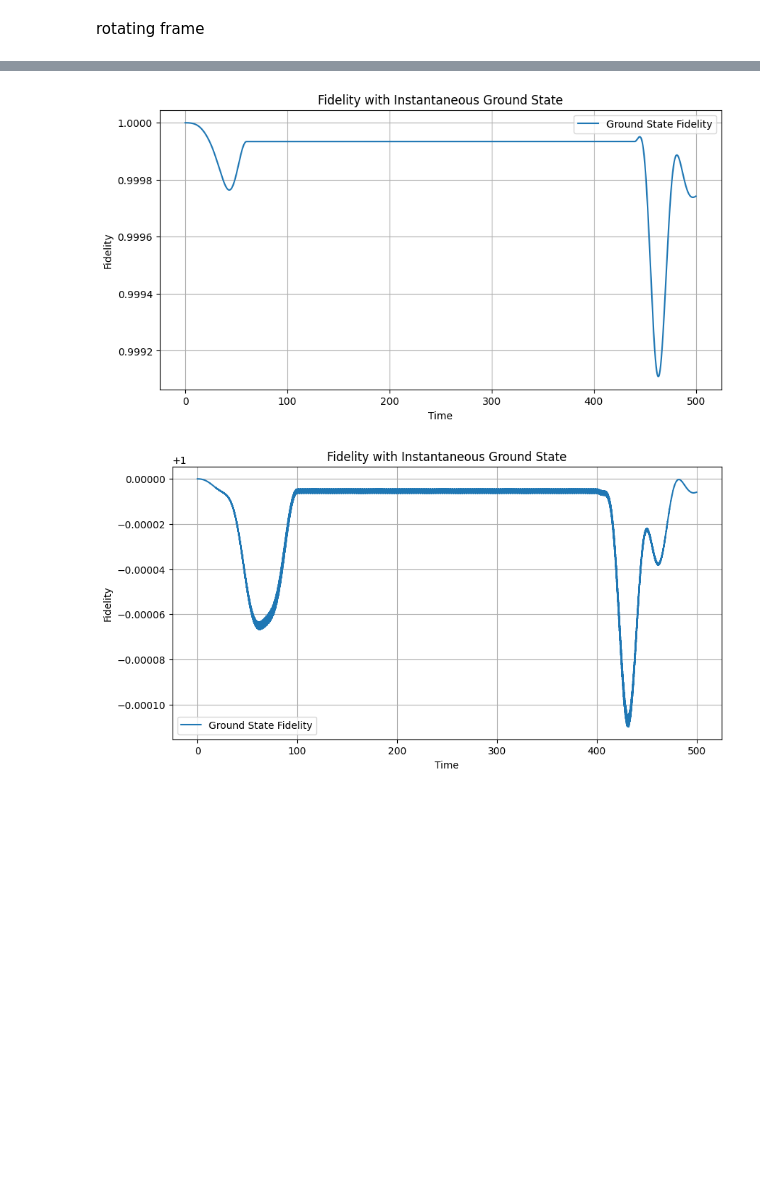
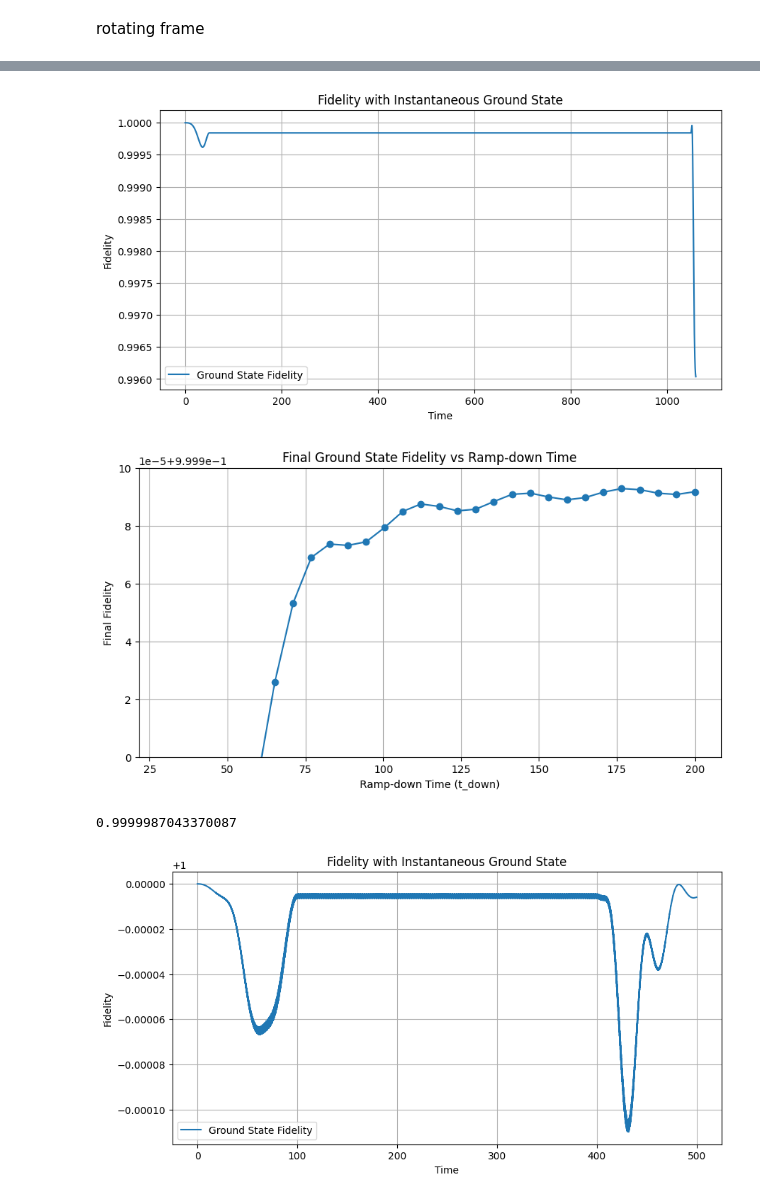
Before and after one commit to yunweilu/SNAIL, a Jupyter notebook: transmon/dynamics_qubit.ipynb, the cells around one changed output, grey strips where cells are left out. Drawn from its saved outputs; the diff is of its cells as text; code cells hidden in the pictures; blank space fills up the shorter version.

```diff
--- a/transmon/dynamics_qubit.ipynb
+++ b/transmon/dynamics_qubit.ipynb
@@ -81,7 +116,6 @@ plt.show()
 # %%
 T = (2*np.pi)/omega
 args = {'w': omega,'w1':omega1}
-tlist = np.linspace(0, 500, 10000)  # Cover ten periods
 psi0 = qt.basis(2, 0)
 H0 = (omega-omega1)/2*qt.sigmaz()
 Hc = qt.sigmax()
@@ -114,7 +148,52 @@ plt.legend()
 plt.grid(True)
 plt.show()
 # %% [output]
-[figure, old version]
+[figure, new version]
+# %%
+t_rise = 100
+t_flat = 1000
+amplitude = 5e-3*2*np.pi
+T = (2*np.pi)/omega
+
+# Define range of t_down values to test
+t_down_values = np.linspace(30, 200, 30)  # Try 20 different t_down values
+final_fidelities = []  # Store the final fidelity for each t_down
+
+for t_down in t_down_values:
+    # Create the pulse function for this t_down
+    func = gaussian_ramp(t_rise, t_flat, t_down, amplitude)
+    tlist = np.linspace(0, t_rise+t_flat+t_down, 10000)  # Cover ten periods
+    # Setup Hamiltonian
+    H0 = (omega-omega1)/2*qt.sigmaz()
+    Hc = qt.sigmax()
+    H = [H0, [Hc, lambda t, args: func(t)/2]]
+
+    # Solve the dynamics
+    result = qt.sesolve(H, qt.basis(2, 0), tlist,
+                        args={'w': omega, 'w1': omega1},
+                        options={"nsteps": 100000, "rtol": 1e-10, "atol": 1e-10})
+
+    # Calculate final fidelity with ground state
+    final_state = result.states[-1]
+    H_final = H0 + Hc * func(tlist[-1])/2
+    ground_state = H_final.eigenstates()[1][0]
+    final_fidelities.append(abs((ground_state.dag() * final_state))**2)
+
+# Plot final fidelity vs t_down
+plt.figure(figsize=(10, 5))
+plt.plot(t_down_values, final_fidelities, 'o-')
+plt.xlabel('Ramp-down Time (t_down)')
+plt.ylabel('Final Fidelity')
+plt.title('Final Ground State Fidelity vs Ramp-down Time')
+plt.ylim(0.9999, 1.0)  # Set y-axis to start from 0.999
+plt.grid(True)
+plt.show()
+# %% [output]
+[figure, added]
+# %%
+max(final_fidelities)
+# %% [output]
+0.9999987043370087
 # %%
 T = (2*np.pi)/omega
 args = {'w': omega,'w1':omega1}
```
Also changed, not shown: parts of 3 cells of this notebook, 4 other files.
